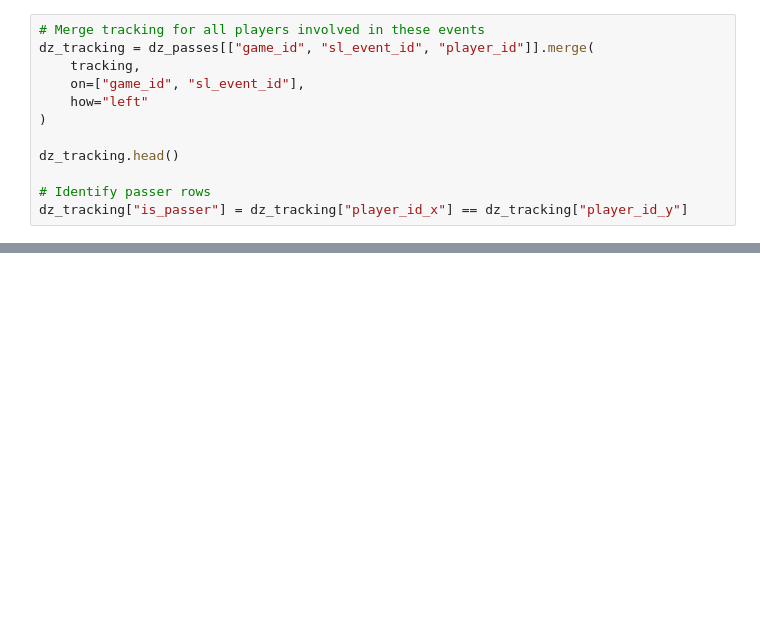
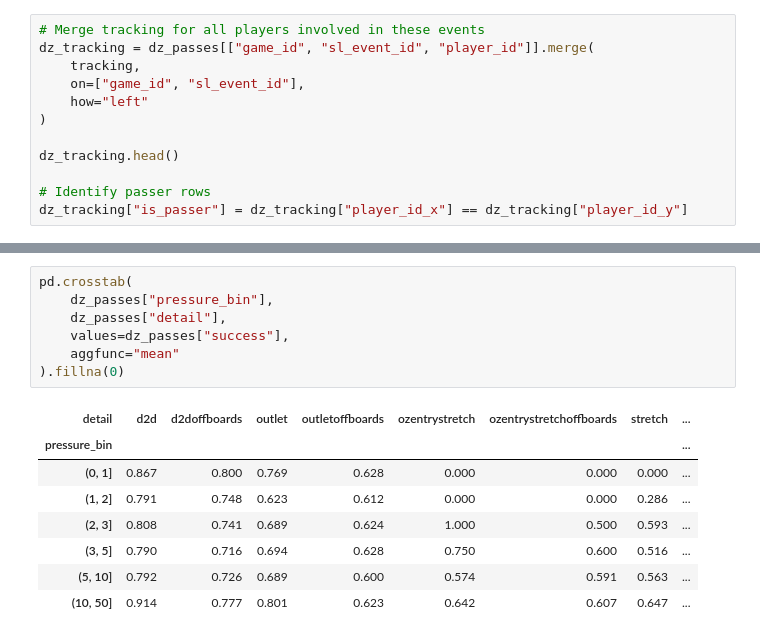
Before and after one commit to corcamp/hockey_analyses, a Jupyter notebook: exploratory.ipynb, the cells around one changed output, grey strips where cells are left out. Drawn from its saved outputs; the diff is of its cells as text; blank space fills up the shorter version.

```diff
--- a/exploratory.ipynb
+++ b/exploratory.ipynb
@@ -265,0 +379,16 @@ dz_tracking["is_opponent"] = (
+# %%
+pd.crosstab(
+    dz_passes["pressure_bin"],
+    dz_passes["detail"],
+    values=dz_passes["success"],
+    aggfunc="mean"
+).fillna(0)
+# %% [output]
+| detail | d2d | d2doffboards | outlet | outletoffboards | ozentrystretch | ozentrystretchoffboards | stretch | ... |
+| pressure_bin |  |  |  |  |  |  |  | ... |
+| (0, 1] | 0.867 | 0.800 | 0.769 | 0.628 | 0.000 | 0.000 | 0.000 | ... |
+| (1, 2] | 0.791 | 0.748 | 0.623 | 0.612 | 0.000 | 0.000 | 0.286 | ... |
+| (2, 3] | 0.808 | 0.741 | 0.689 | 0.624 | 1.000 | 0.500 | 0.593 | ... |
+| (3, 5] | 0.790 | 0.716 | 0.694 | 0.628 | 0.750 | 0.600 | 0.516 | ... |
+| (5, 10] | 0.792 | 0.726 | 0.689 | 0.600 | 0.574 | 0.591 | 0.563 | ... |
+| (10, 50] | 0.914 | 0.777 | 0.801 | 0.623 | 0.642 | 0.607 | 0.647 | ... |
```
Also changed, not shown: parts of 12 cells of this notebook.
